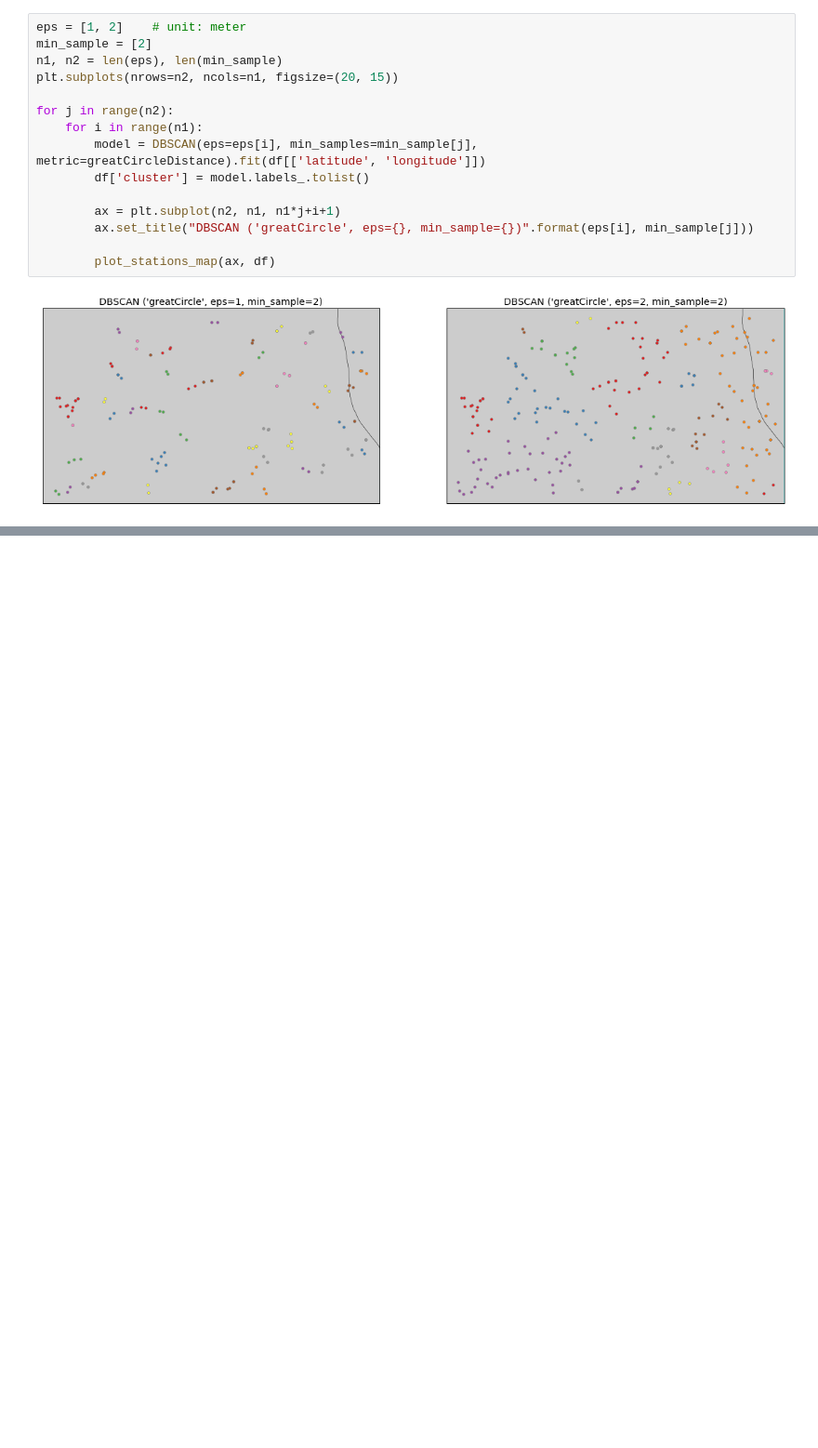
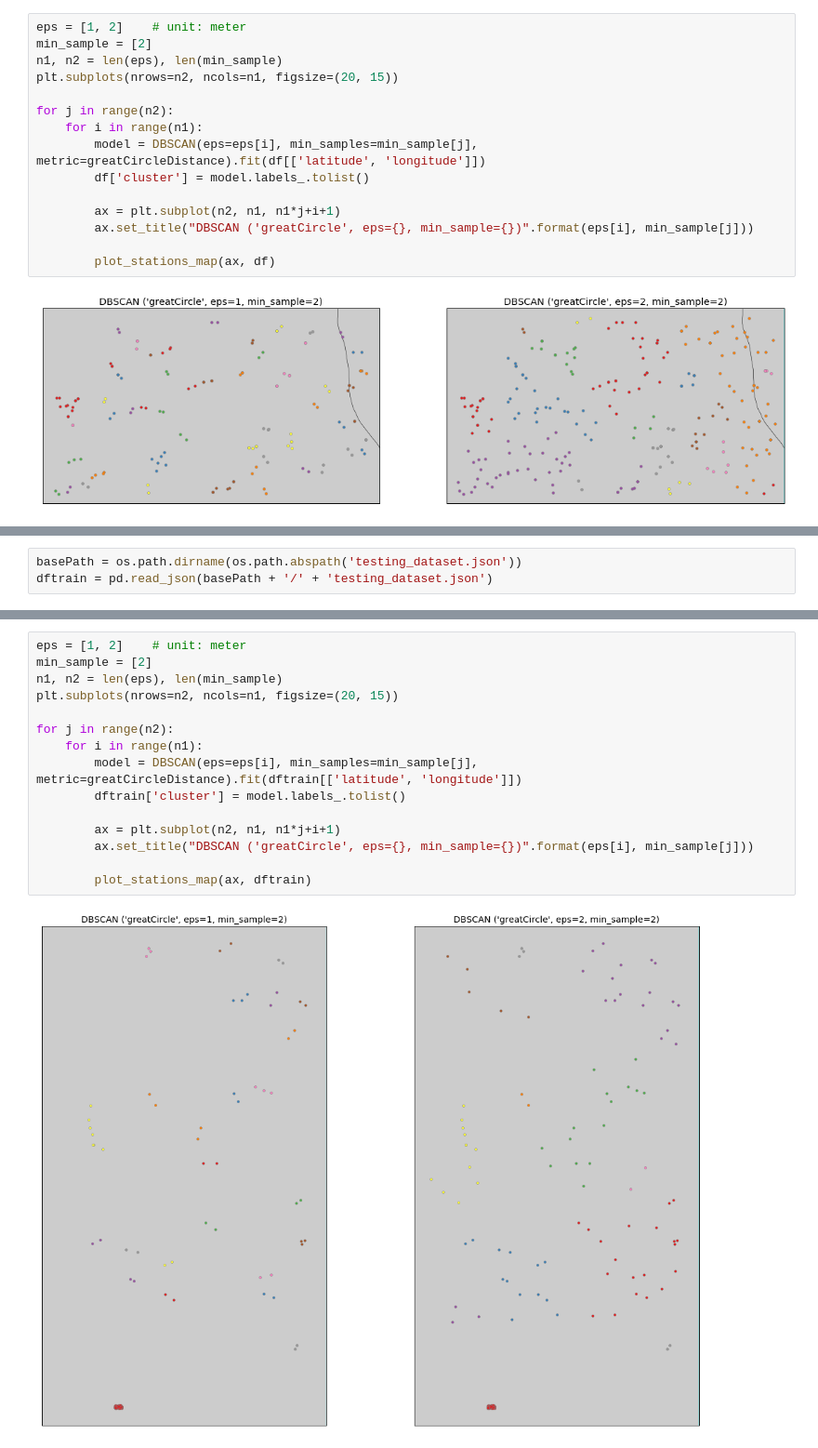
Before and after one commit to KumbleMadhu/PRANA, a Jupyter notebook: prana_contact_tracing_using_DBSCAN.ipynb, the cells around one changed output, grey strips where cells are left out. Shown at 93% size. Cells and saved outputs as stored; diff of their text form; blank space fills up the shorter version.

Commit message:
tested for false positives upto 100 meters for small datasets.

```diff
--- a/prana_contact_tracing_using_DBSCAN.ipynb
+++ b/prana_contact_tracing_using_DBSCAN.ipynb
@@ -268,0 +220,3 @@ get_infected_ids(input_id)
+# %%
+basePath = os.path.dirname(os.path.abspath('testing_dataset.json'))
+dftrain = pd.read_json(basePath + '/' + 'testing_dataset.json')
@@ -268,0 +244,17 @@ get_infected_ids(input_id)
+# %%
+eps = [1, 2]    # unit: meter
+min_sample = [2]
+n1, n2 = len(eps), len(min_sample)
+plt.subplots(nrows=n2, ncols=n1, figsize=(20, 15))
+
+for j in range(n2):
+    for i in range(n1):
+        model = DBSCAN(eps=eps[i], min_samples=min_sample[j], metric=greatCircleDistance).fit(dftrain[['latitude', 'longitude']])
+        dftrain['cluster'] = model.labels_.tolist()
+
+        ax = plt.subplot(n2, n1, n1*j+i+1)
+        ax.set_title("DBSCAN ('greatCircle', eps={}, min_sample={})".format(eps[i], min_sample[j]))
+
+        plot_stations_map(ax, dftrain)
+# %% [output]
+[figure, added]
```
Also changed, not shown: parts of 24 cells of this notebook.
